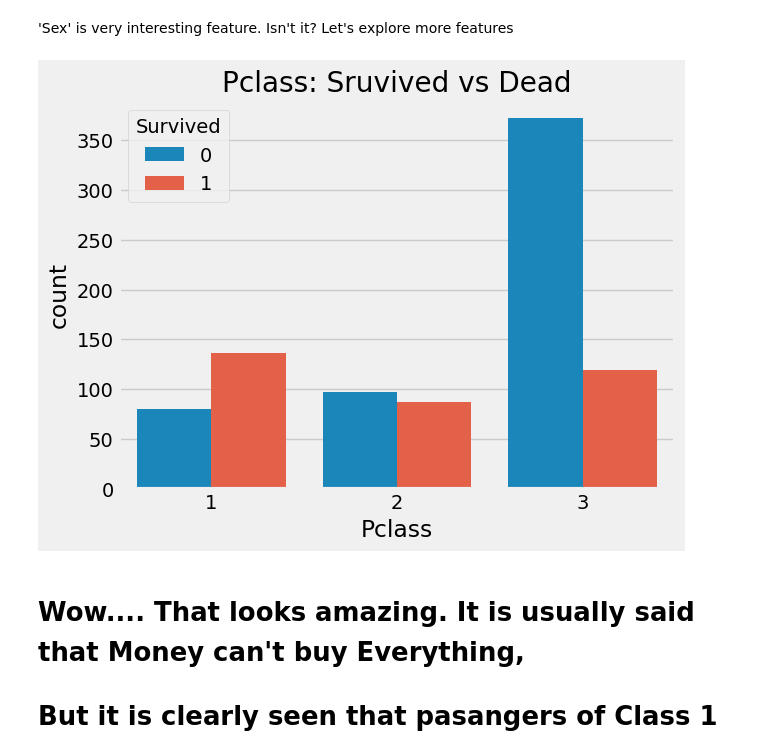
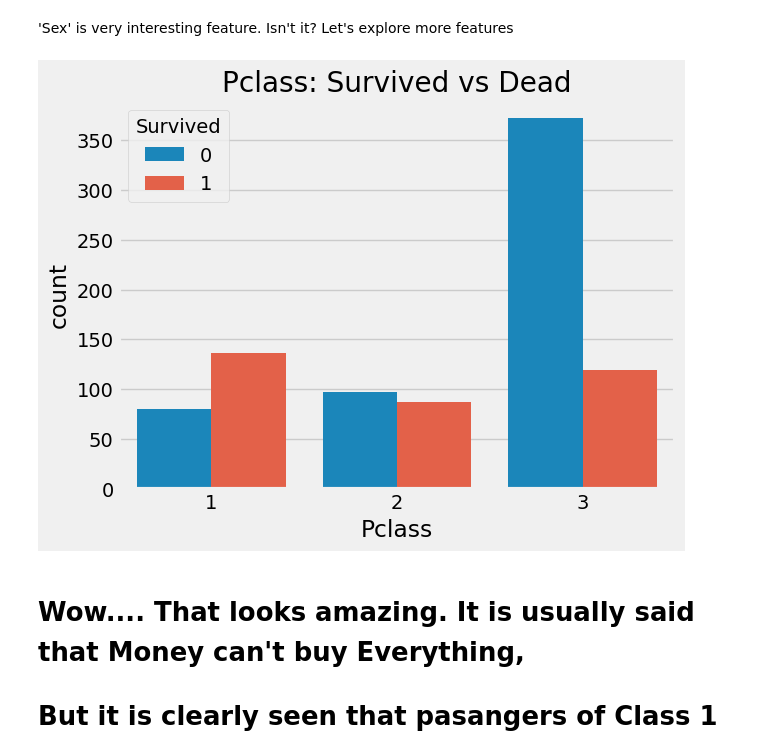
Before and after one commit to Aayush181509/streamlit-demo, a Jupyter notebook: eda-of-titanic-dataset-with-python-analysis.ipynb, the cells around one changed output. Cells and saved outputs as stored; diff of their text form; code cells hidden in the pictures.

```diff
--- a/eda-of-titanic-dataset-with-python-analysis.ipynb
+++ b/eda-of-titanic-dataset-with-python-analysis.ipynb
@@ -197,10 +221,10 @@ plt.show()
 'Sex' is very interesting feature. Isn't it? Let's explore more features
 # %%
 sns.countplot(x = 'Pclass', hue='Survived', data=df)
-plt.title('Pclass: Sruvived vs Dead')
+plt.title('Pclass: Survived vs Dead')
 plt.show()
 # %% [output]
-[figure, old version]
+[figure, new version]
 # %% [markdown]
 # Wow.... That looks amazing. It is usually said that Money can't buy Everything,
 # But it is clearly seen that pasangers of Class 1 are given high priority while Rescue. There are greater number of passangers in Class 3 than Class 1 and Class 2 but very few, almost 25% in Class 3 survived. In Class 2, survivail and non-survival rate is 49% and 51% approx.
```
Also changed, not shown: parts of 5 cells of this notebook, 6 other files.
